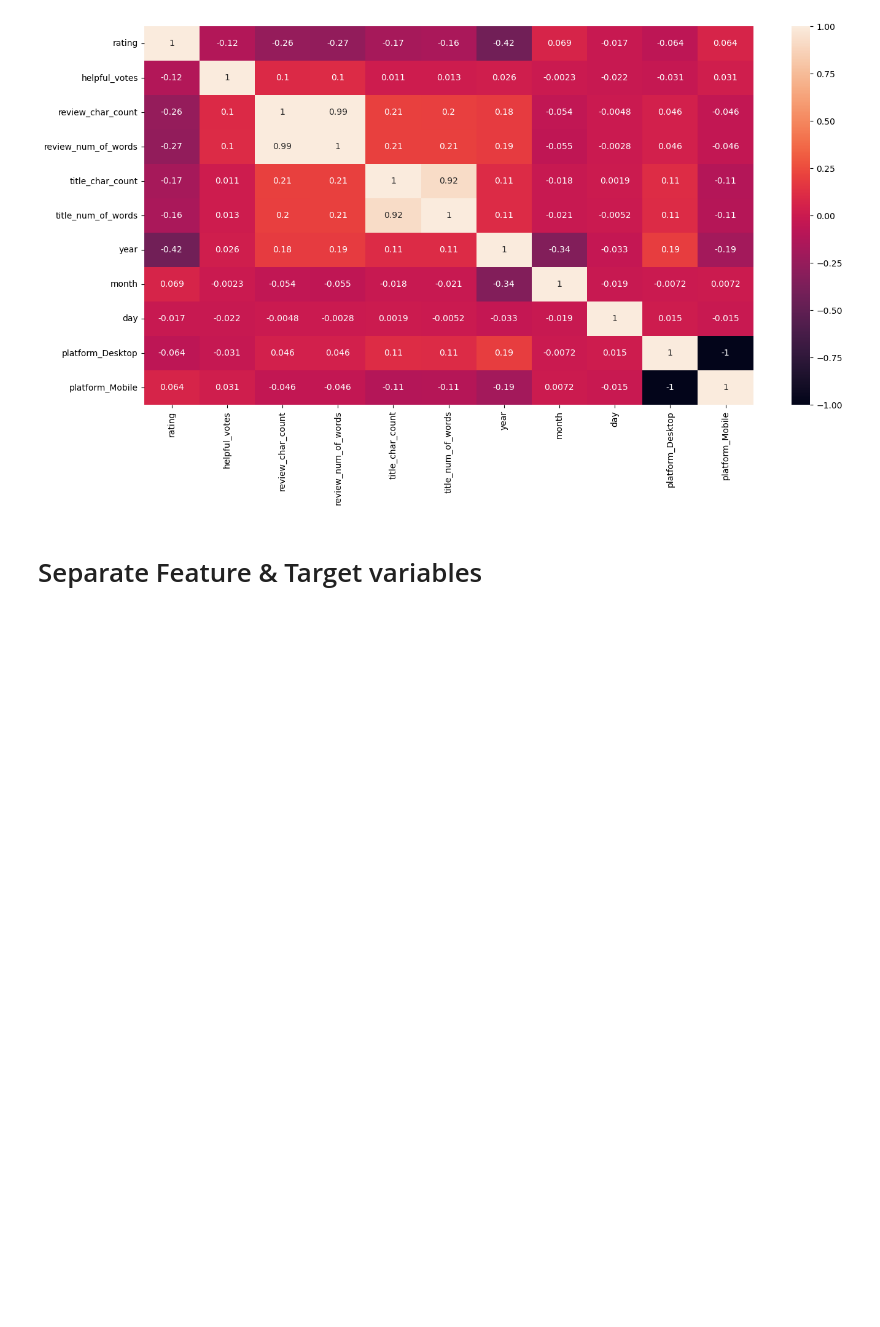
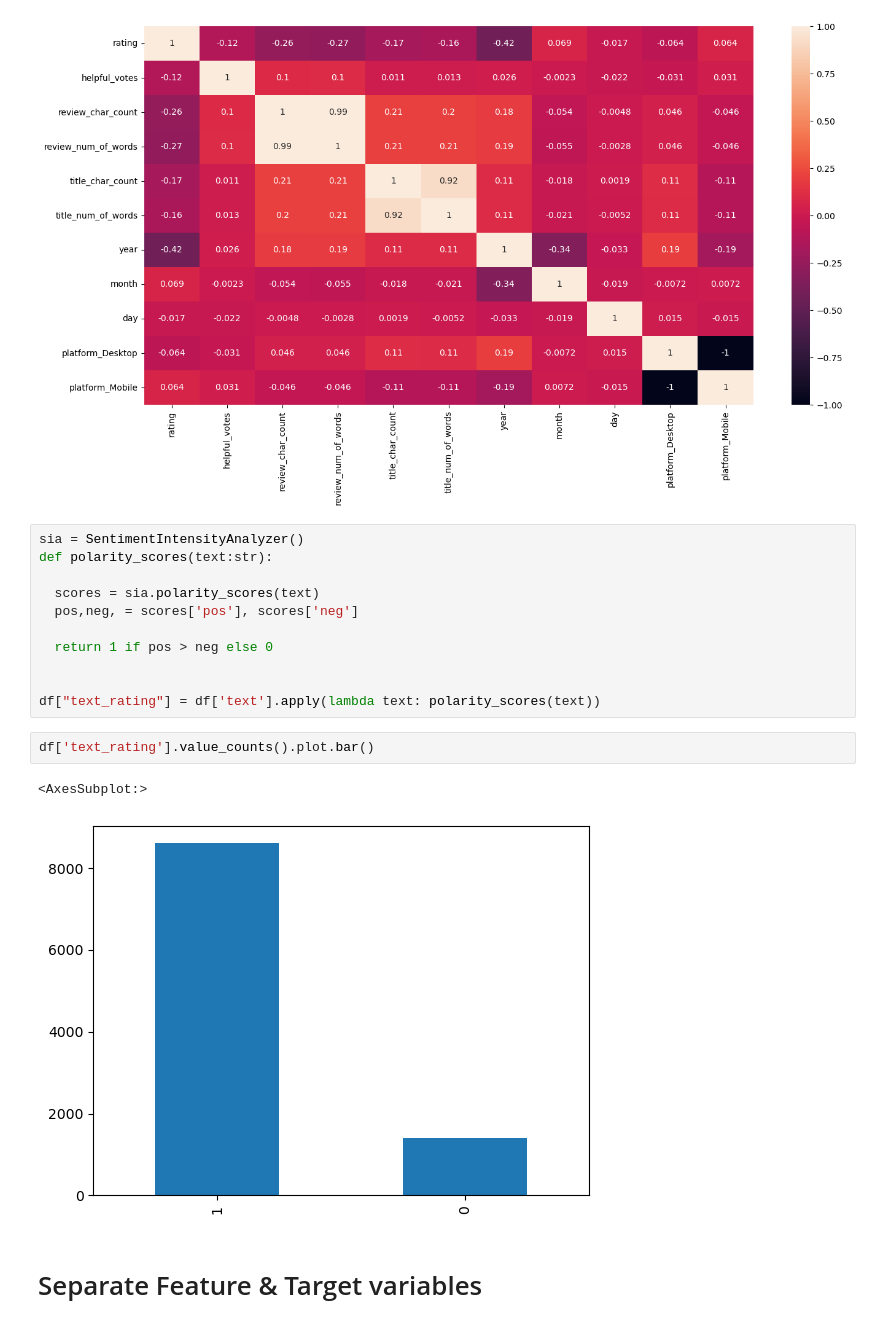
Before and after one commit to MaukanMir/Singapore-Airline-Reviews, a Jupyter notebook: training.ipynb, the cells around one changed output. Cells and saved outputs as stored; diff of their text form; blank space fills up the shorter version.

```diff
--- a/training.ipynb
+++ b/training.ipynb
@@ -223,6 +232,22 @@ sns.heatmap(data =numeric_cols.corr(), annot=True)
 # %% [output]
 <AxesSubplot:>
 [figure]
+# %%
+sia = SentimentIntensityAnalyzer()
+def polarity_scores(text:str):
+
+  scores = sia.polarity_scores(text)
+  pos,neg, = scores['pos'], scores['neg']
+
+  return 1 if pos > neg else 0
+
+
+df["text_rating"] = df['text'].apply(lambda text: polarity_scores(text))
+# %%
+df['text_rating'].value_counts().plot.bar()
+# %% [output]
+<AxesSubplot:>
+[figure, added]
 # %% [markdown]
 # Separate Feature & Target variables
 # %%
```
Also changed, not shown: parts of 4 cells of this notebook.
